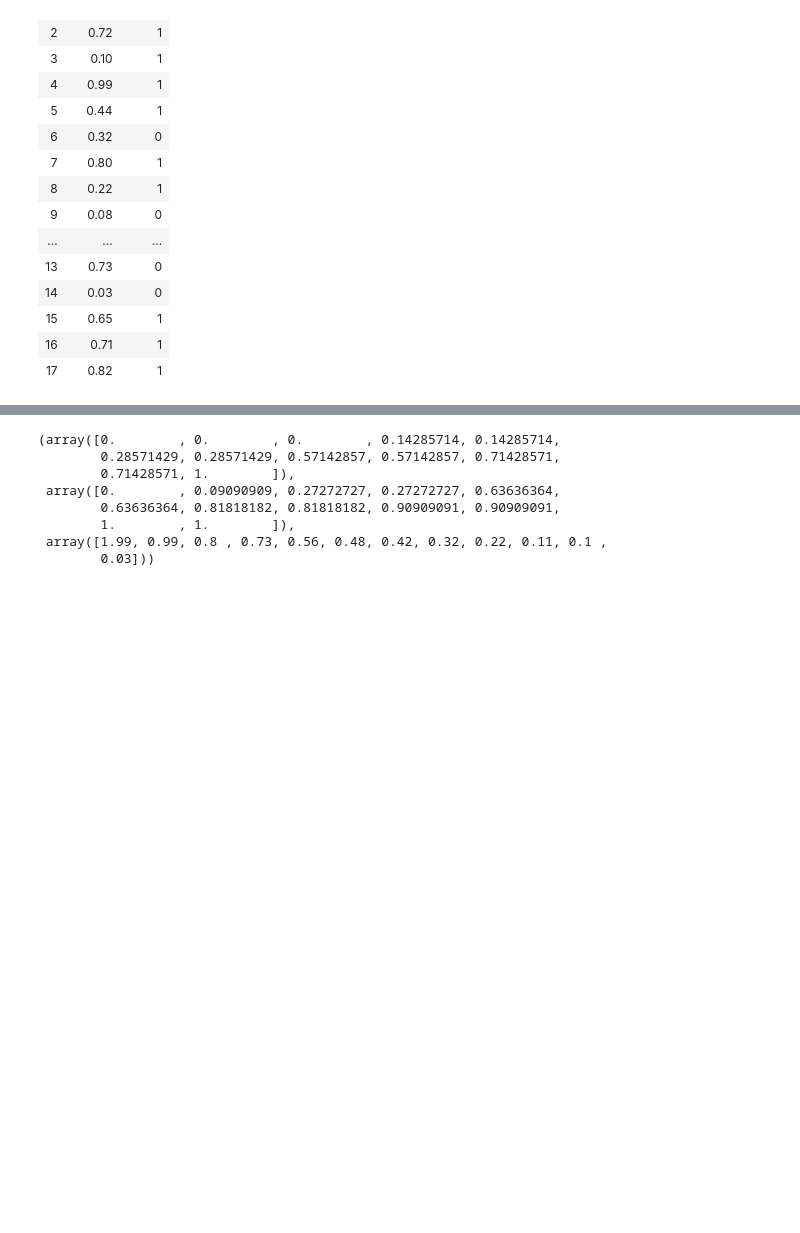
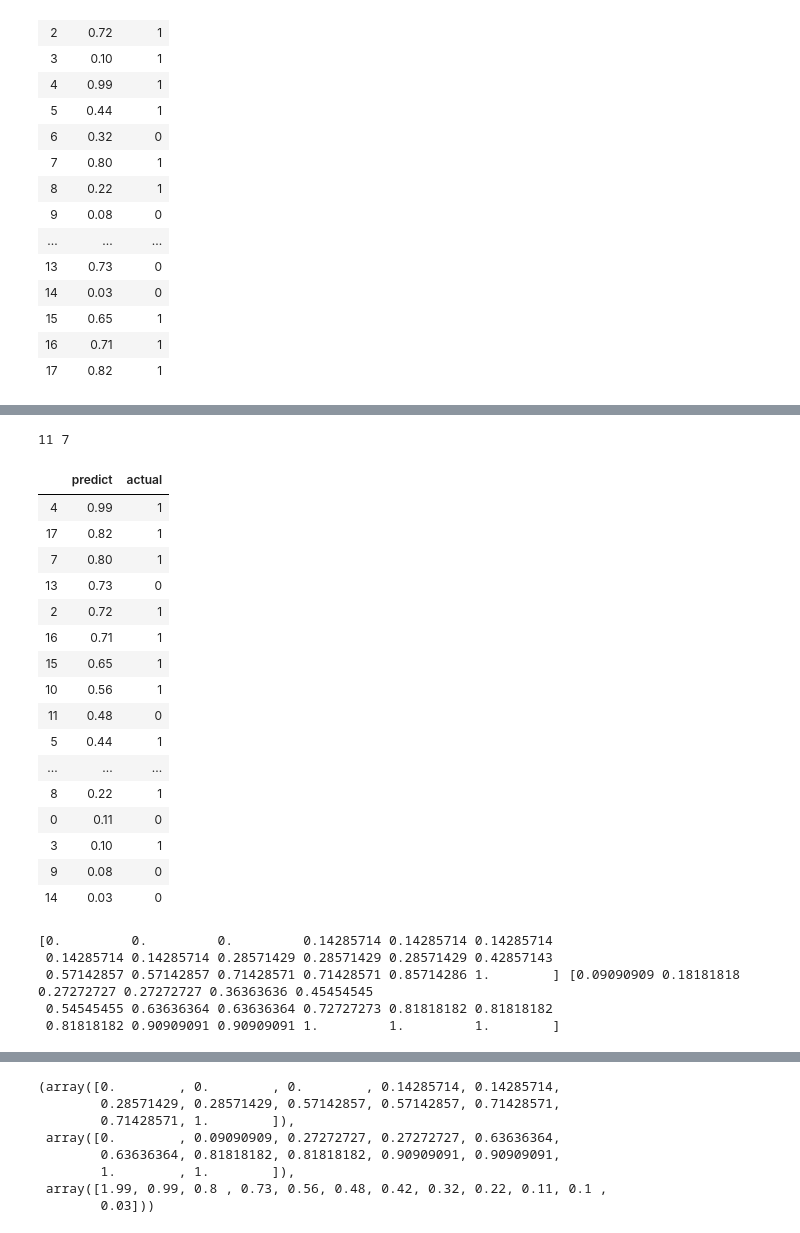
Before and after one commit to mc6666/AI_Applications, a Jupyter notebook: ROC_AUC_sample/draw_roc.ipynb, the cells around one changed output, grey strips where cells are left out. Drawn from its saved outputs; the diff is of its cells as text; code cells hidden in the pictures; blank space fills up the shorter version.

```diff
--- a/ROC_AUC_sample/draw_roc.ipynb
+++ b/ROC_AUC_sample/draw_roc.ipynb
@@ -28,0 +34,57 @@ df
+# %%
+# 計算第二欄的真(1)與假(0)的個數，假設分別為P及N
+P= df[df['actual']==1].shape[0]
+N= df[df['actual']==0].shape[0]
+print(P,N)
+y_unit=1/P
+X_unit=1/N
+# %% [output]
+11 7
+# %%
+# 以第一欄降冪排序，從大排到小。
+df2=df.sort_values(by='predict', ascending=False)
+df2
+# %% [output]
+|  | predict | actual |
+| 4 | 0.99 | 1 |
+| 17 | 0.82 | 1 |
+| 7 | 0.80 | 1 |
+| 13 | 0.73 | 0 |
+| 2 | 0.72 | 1 |
+| 16 | 0.71 | 1 |
+| 15 | 0.65 | 1 |
+| 10 | 0.56 | 1 |
+| 11 | 0.48 | 0 |
+| 5 | 0.44 | 1 |
+| ... | ... | ... |
+| 8 | 0.22 | 1 |
+| 0 | 0.11 | 0 |
+| 3 | 0.10 | 1 |
+| 9 | 0.08 | 0 |
+| 14 | 0.03 | 0 |
+# %%
+# 依序掃描第二欄，計算每一座標點
+# 若是1，Y加一單位，反之，若是0，X加一單位
+X=[]
+y=[]
+current_X=0
+current_y=0
+for row in df2.itertuples():
+    # row[0] is index
+    #print(row[2])
+    if row[2] == 1:
+        current_y+=y_unit
+    else:
+        current_X+=X_unit
+    X.append(current_X)
+    y.append(current_y)
+
+X=np.array(X)
+y=np.array(y)
+print(X, y)
+# %% [output]
+[0.         0.         0.         0.14285714 0.14285714 0.14285714
+ 0.14285714 0.14285714 0.28571429 0.28571429 0.28571429 0.42857143
+ 0.57142857 0.57142857 0.71428571 0.71428571 0.85714286 1.        ] [0.09090909 0.18181818 0.27272727 0.27272727 0.36363636 0.45454545
+ 0.54545455 0.63636364 0.63636364 0.72727273 0.81818182 0.81818182
+ 0.81818182 0.90909091 0.90909091 1.         1.         1.        ]
```
Also changed, not shown: parts of 3 cells of this notebook.
